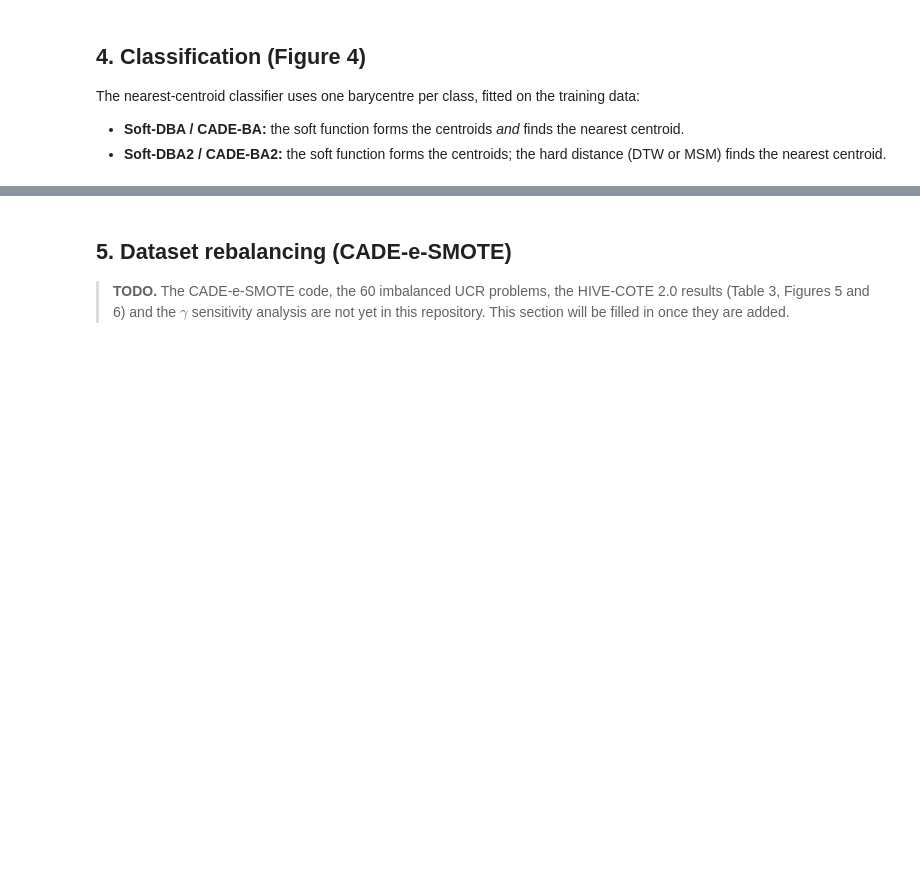
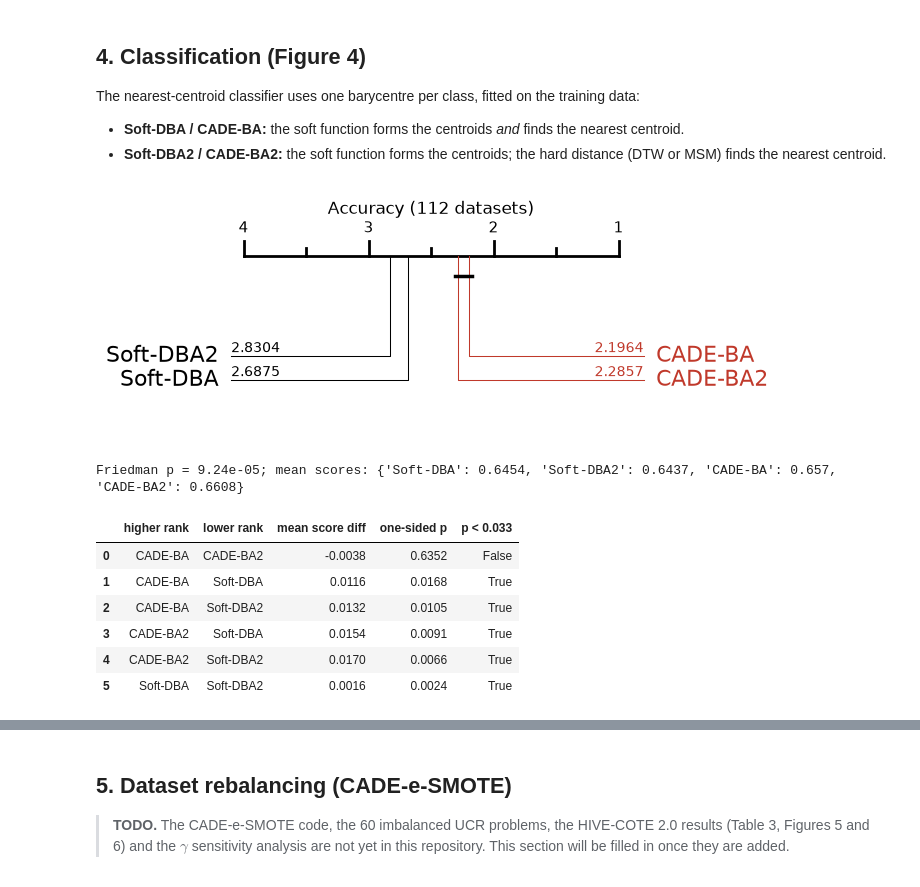
Before and after one commit to TonyBagnall/CADE, a Jupyter notebook: notebooks/reproduce_paper.ipynb, the cells around one changed output, grey strips where cells are left out. Drawn from its saved outputs; the diff is of its cells as text; code cells hidden in the pictures; blank space fills up the shorter version.

```diff
--- a/notebooks/reproduce_paper.ipynb
+++ b/notebooks/reproduce_paper.ipynb
@@ -402,4 +346,16 @@ training data:
   nearest centroid.
 - **Soft-DBA2 / CADE-BA2:** the soft function forms the centroids; the hard
   distance (DTW or MSM) finds the nearest centroid.
+# %%
+critical_difference(load_scores("classification", "accuracy_mean.csv"), "Accuracy")
+# %% [output]
+[figure, added]
+Friedman p = 9.24e-05; mean scores: {'Soft-DBA': 0.6454, 'Soft-DBA2': 0.6437, 'CADE-BA': 0.657, 'CADE-BA2': 0.6608}
+|  | higher rank | lower rank | mean score diff | one-sided p | p < 0.033 |
+| 0 | CADE-BA | CADE-BA2 | -0.0038 | 0.6352 | False |
+| 1 | CADE-BA | Soft-DBA | 0.0116 | 0.0168 | True |
+| 2 | CADE-BA | Soft-DBA2 | 0.0132 | 0.0105 | True |
+| 3 | CADE-BA2 | Soft-DBA | 0.0154 | 0.0091 | True |
+| 4 | CADE-BA2 | Soft-DBA2 | 0.0170 | 0.0066 | True |
+| 5 | Soft-DBA | Soft-DBA2 | 0.0016 | 0.0024 | True |
 # %%
```
Also changed, not shown: parts of 16 cells of this notebook, 11 other files.
